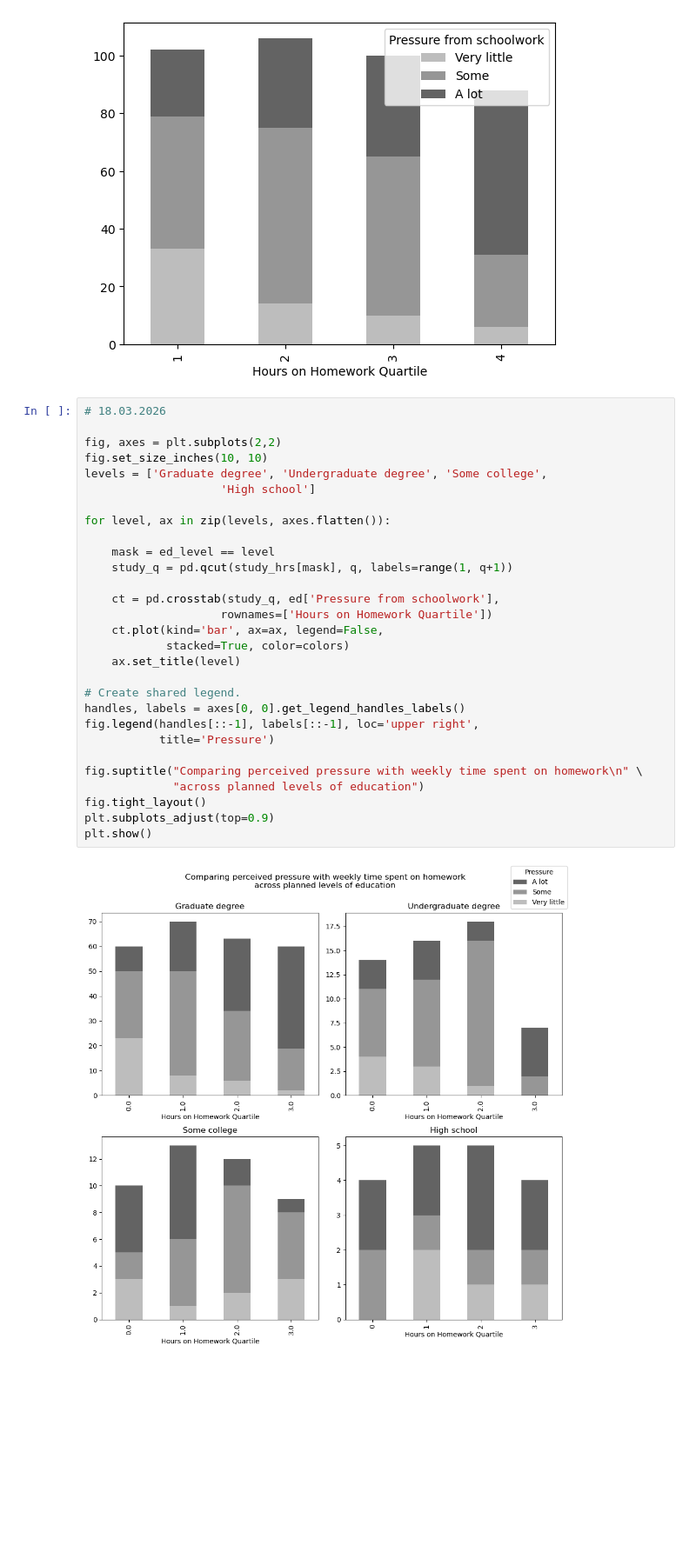
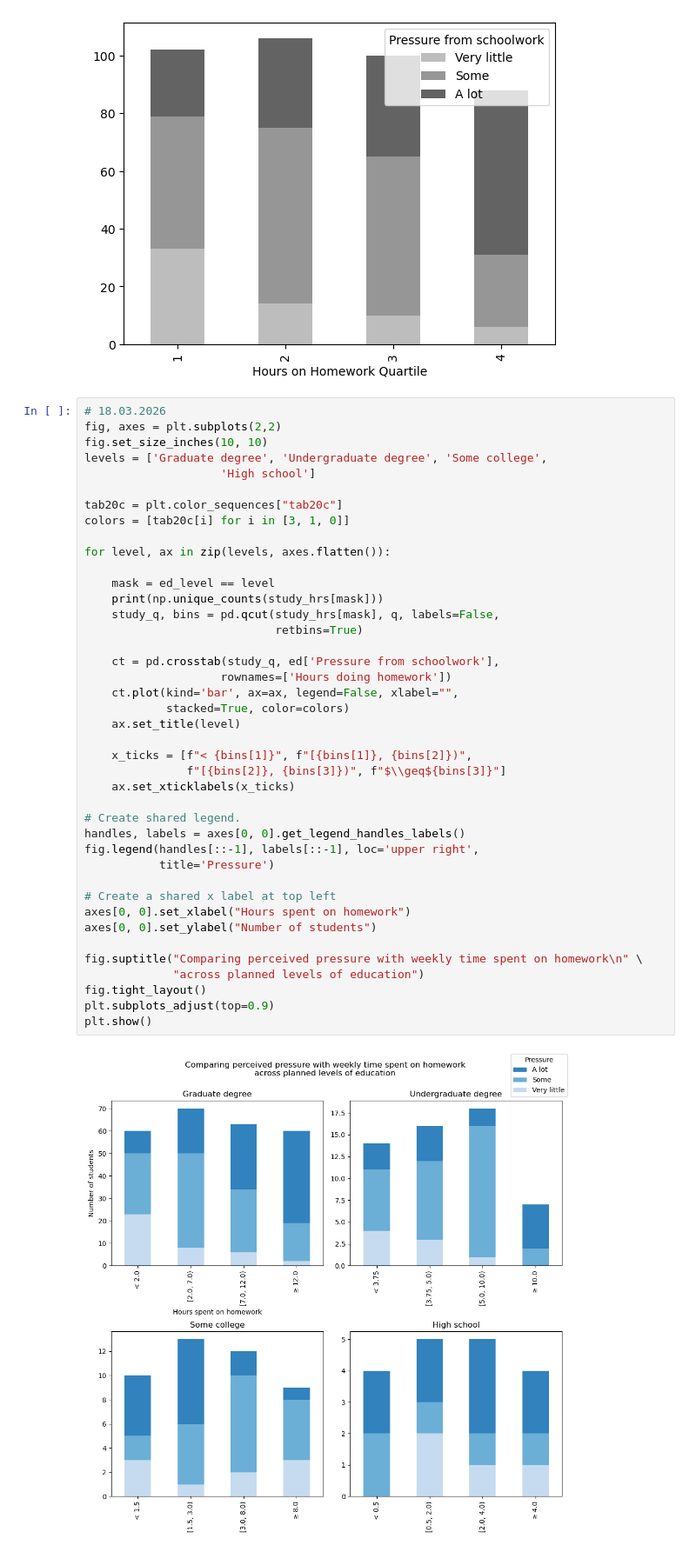
Before and after one commit to k-uu/data_vis, a Jupyter notebook: explore.ipynb, the cells around one changed output. Shown at 87% size. Cells and saved outputs as stored; diff of their text form; blank space fills up the shorter version.

```diff
--- a/explore.ipynb
+++ b/explore.ipynb
@@ -479,32 +479,44 @@ For all students:
 [figure]
 # %%
 # 18.03.2026
-
 fig, axes = plt.subplots(2,2)
 fig.set_size_inches(10, 10)
 levels = ['Graduate degree', 'Undergraduate degree', 'Some college',
                     'High school']
 
+tab20c = plt.color_sequences["tab20c"]
+colors = [tab20c[i] for i in [3, 1, 0]]
+
 for level, ax in zip(levels, axes.flatten()):
 
     mask = ed_level == level
-    study_q = pd.qcut(study_hrs[mask], q, labels=range(1, q+1))
+    print(np.unique_counts(study_hrs[mask]))
+    study_q, bins = pd.qcut(study_hrs[mask], q, labels=False,
+                            retbins=True)
 
     ct = pd.crosstab(study_q, ed['Pressure from schoolwork'],
-                    rownames=['Hours on Homework Quartile'])
-    ct.plot(kind='bar', ax=ax, legend=False,
+                    rownames=['Hours doing homework'])
+    ct.plot(kind='bar', ax=ax, legend=False, xlabel="",
             stacked=True, color=colors)
     ax.set_title(level)
+
+    x_ticks = [f"< {bins[1]}", f"[{bins[1]}, {bins[2]})",
+               f"[{bins[2]}, {bins[3]})", f"$\\geq${bins[3]}"]
+    ax.set_xticklabels(x_ticks)
 
 # Create shared legend.
 handles, labels = axes[0, 0].get_legend_handles_labels()
 fig.legend(handles[::-1], labels[::-1], loc='upper right',
            title='Pressure')
 
+# Create a shared x label at top left
+axes[0, 0].set_xlabel("Hours spent on homework")
+axes[0, 0].set_ylabel("Number of students")
+
 fig.suptitle("Comparing perceived pressure with weekly time spent on homework\n" \
              "across planned levels of education")
 fig.tight_layout()
 plt.subplots_adjust(top=0.9)
 plt.show()
 # %% [output]
-[figure, old version]
+[figure, new version]
```
Also changed, not shown: 1 other file.
